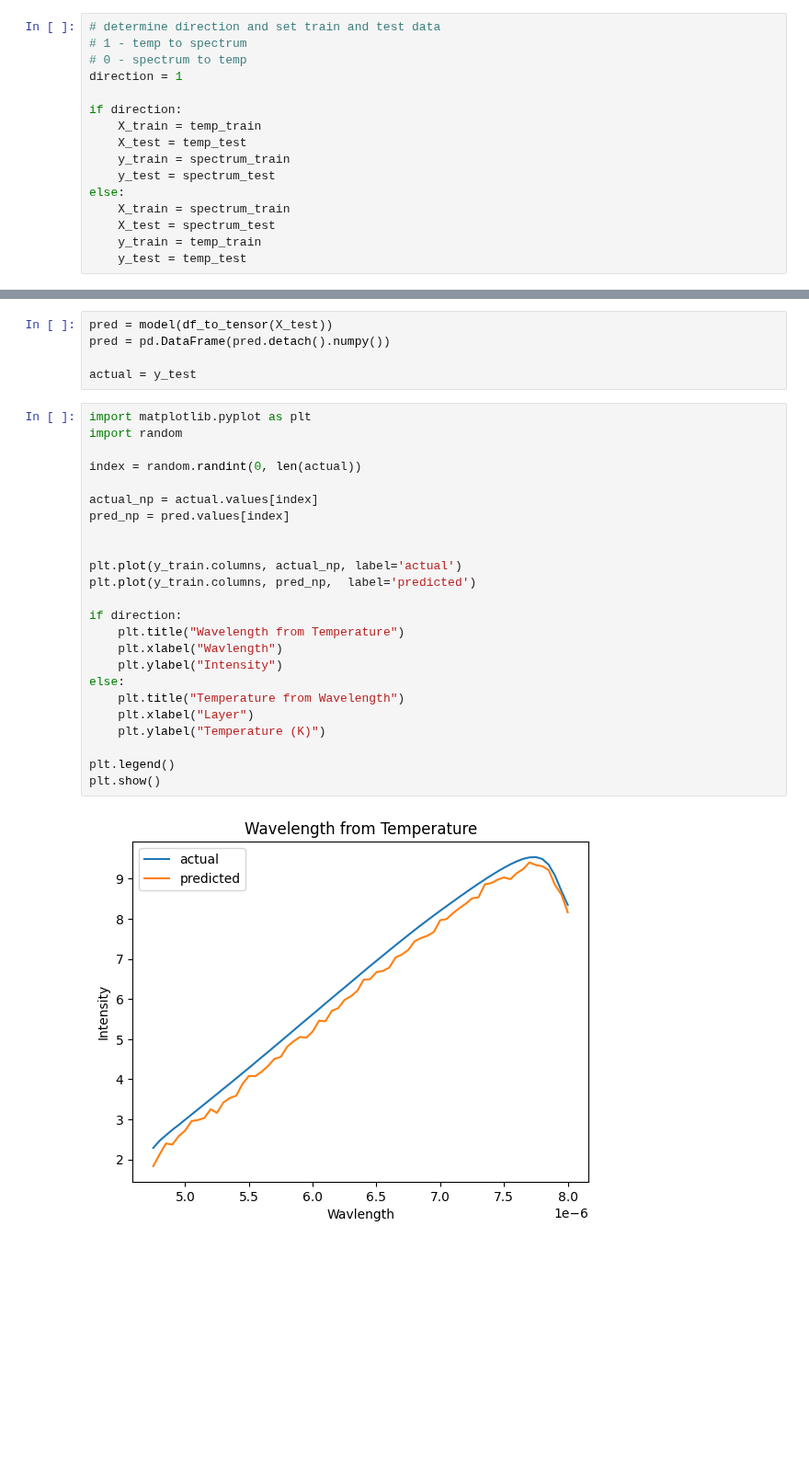
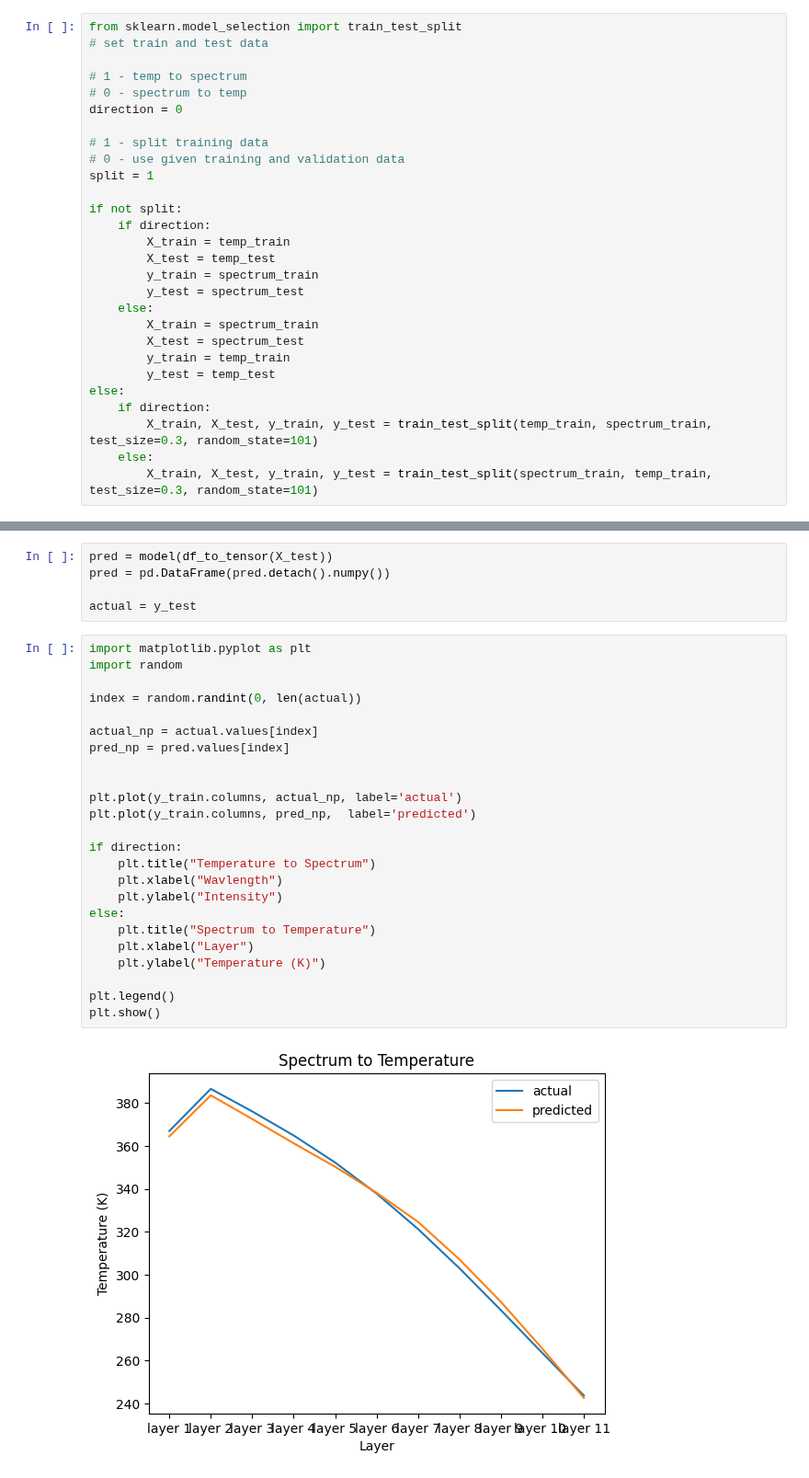
Before and after one commit to iAmBrig12/REU_AI_Thermography, a Jupyter notebook: dt_nn.ipynb, the cells around one changed output, grey strips where cells are left out. Shown at 92% size. Drawn from its saved outputs; the diff is of its cells as text; blank space fills up the shorter version.

```diff
--- a/dt_nn.ipynb
+++ b/dt_nn.ipynb
@@ -24,21 +24,33 @@ scale = 10**12
 spectrum_train = spectrum_train.multiply(scale)
 spectrum_test = spectrum_test.multiply(scale)
 # %%
-# determine direction and set train and test data
+from sklearn.model_selection import train_test_split
+# set train and test data
+
 # 1 - temp to spectrum
 # 0 - spectrum to temp
-direction = 1
+direction = 0
 
-if direction:
-    X_train = temp_train
-    X_test = temp_test
-    y_train = spectrum_train
-    y_test = spectrum_test
+# 1 - split training data
+# 0 - use given training and validation data
+split = 1
+
+if not split:
+    if direction:
+        X_train = temp_train
+        X_test = temp_test
+        y_train = spectrum_train
+        y_test = spectrum_test
+    else:
+        X_train = spectrum_train
+        X_test = spectrum_test
+        y_train = temp_train
+        y_test = temp_test
 else:
-    X_train = spectrum_train
-    X_test = spectrum_test
-    y_train = temp_train
-    y_test = temp_test
+    if direction:
+        X_train, X_test, y_train, y_test = train_test_split(temp_train, spectrum_train, test_size=0.3, random_state=101)
+    else:
+        X_train, X_test, y_train, y_test = train_test_split(spectrum_train, temp_train, test_size=0.3, random_state=101)
 # %%
 # determine the supported device
 def get_device():
@@ -140,26 +172,26 @@ actual = y_test
 # %%
 import matplotlib.pyplot as plt
 import random
 
 index = random.randint(0, len(actual))
 
 actual_np = actual.values[index]
 pred_np = pred.values[index]
 
 
 plt.plot(y_train.columns, actual_np, label='actual')
 plt.plot(y_train.columns, pred_np,  label='predicted')
 
 if direction:
-    plt.title("Wavelength from Temperature")
+    plt.title("Temperature to Spectrum")
     plt.xlabel("Wavlength")
     plt.ylabel("Intensity")
 else:
-    plt.title("Temperature from Wavelength")
+    plt.title("Spectrum to Temperature")
     plt.xlabel("Layer")
     plt.ylabel("Temperature (K)")
 
 plt.legend()
 plt.show()
 # %% [output]
-[figure, old version]
+[figure, new version]
```
Also changed, not shown: parts of 6 cells of this notebook.
